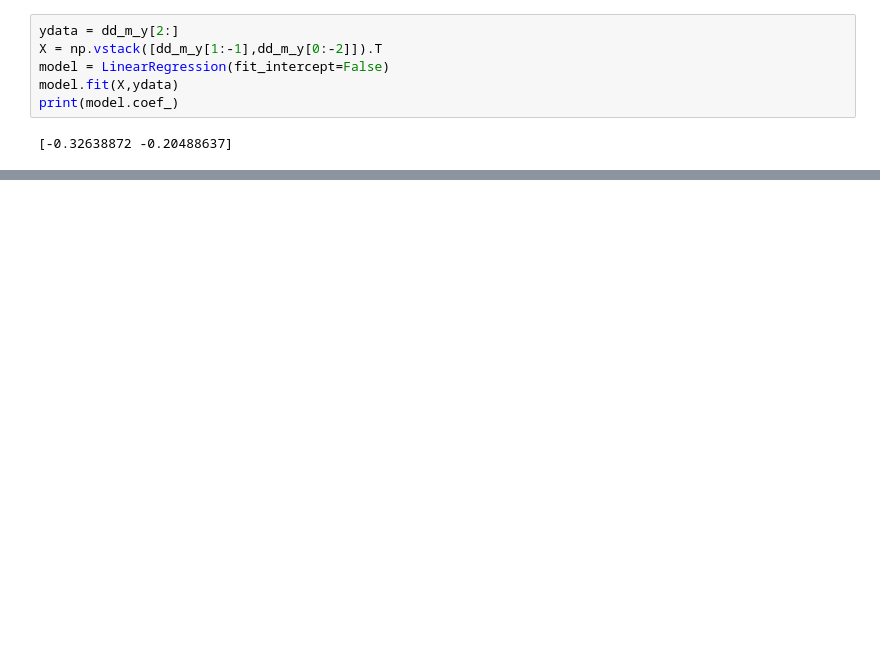
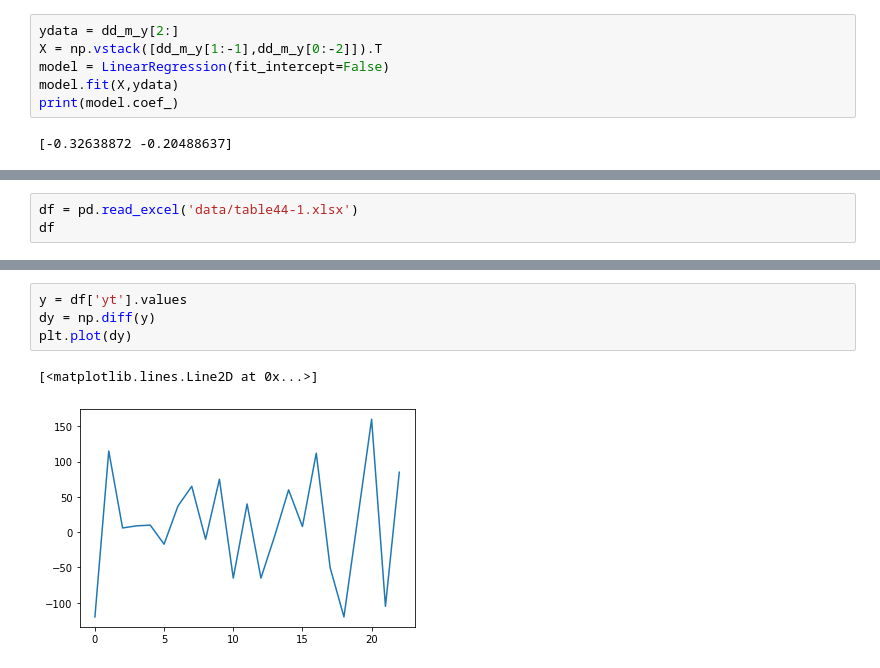
Before and after one commit to tranquocthien/Time-series-analysis, a Jupyter notebook: mo-hinh-ARIMA.ipynb, the cells around one changed output, grey strips where cells are left out. Drawn from its saved outputs; the diff is of its cells as text; blank space fills up the shorter version.

```diff
--- a/mo-hinh-ARIMA.ipynb
+++ b/mo-hinh-ARIMA.ipynb
@@ -728,0 +713,3 @@ NameError: name 'dd_m_y' is not defined
+# %%
+df = pd.read_excel('data/table44-1.xlsx')
+df
@@ -728,0 +734,7 @@ NameError: name 'dd_m_y' is not defined
+# %%
+y = df['yt'].values
+dy = np.diff(y)
+plt.plot(dy)
+# %% [output]
+[<matplotlib.lines.Line2D at 0x...>]
+[figure, added]
```
Also changed, not shown: parts of 16 cells of this notebook, 3 other files.
